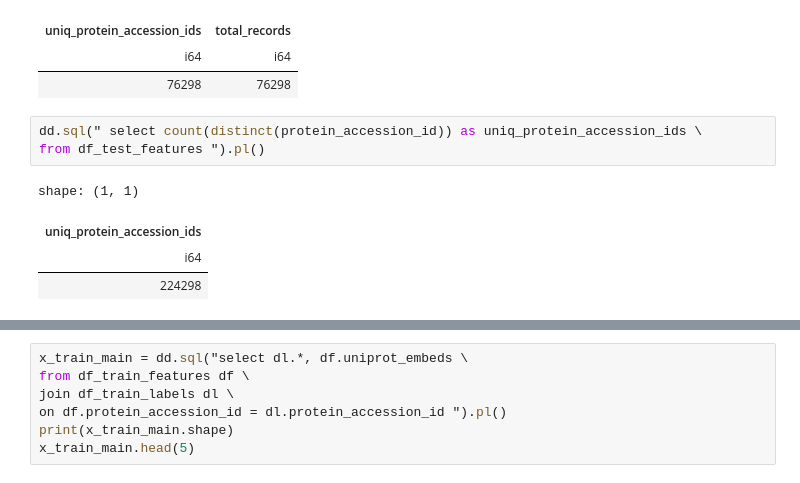
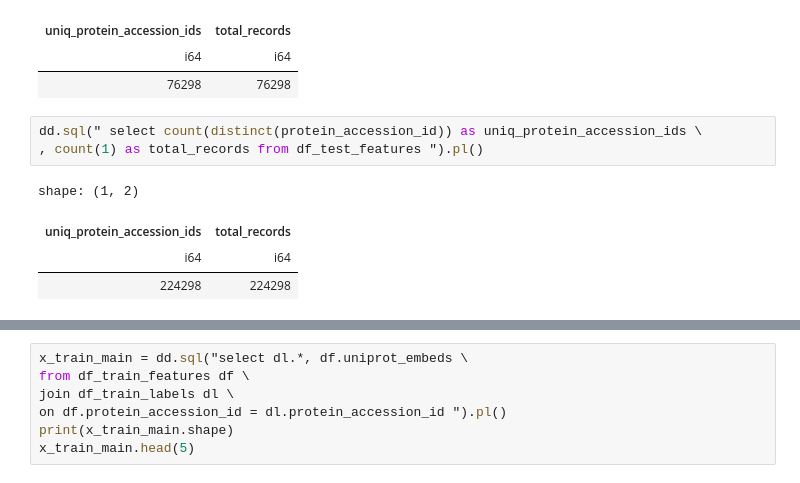
Before and after one commit to sumaniitm/cafa-6-protein-function-prediction-kaggle, a Jupyter notebook: cafa6-baseline-and-feature-engineering.ipynb, the cells around one changed output, grey strips where cells are left out. Drawn from its saved outputs; the diff is of its cells as text.

```diff
--- a/cafa6-baseline-and-feature-engineering.ipynb
+++ b/cafa6-baseline-and-feature-engineering.ipynb
@@ -259,12 +266,12 @@ shape: (1, 2)
 | 76298 | 76298 |
 # %%
 dd.sql(" select count(distinct(protein_accession_id)) as uniq_protein_accession_ids \
-from df_test_features ").pl()
+, count(1) as total_records from df_test_features ").pl()
 # %% [output]
-shape: (1, 1)
+shape: (1, 2)
-| uniq_protein_accession_ids |
-| i64 |
-| 224298 |
+| uniq_protein_accession_ids | total_records |
+| i64 | i64 |
+| 224298 | 224298 |
 # %%
 df_test_features.head(3)
 # %% [output]
```
Also changed, not shown: parts of 19 cells of this notebook.
